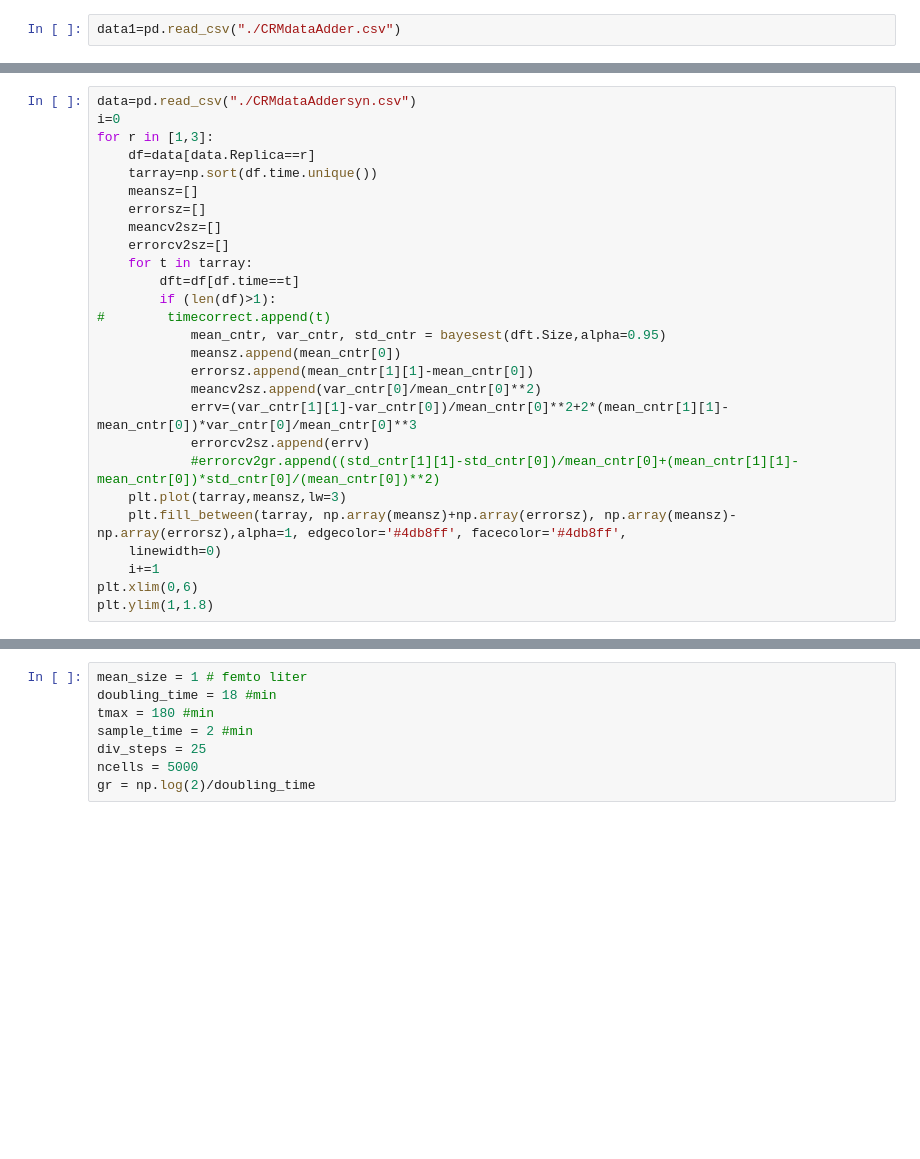
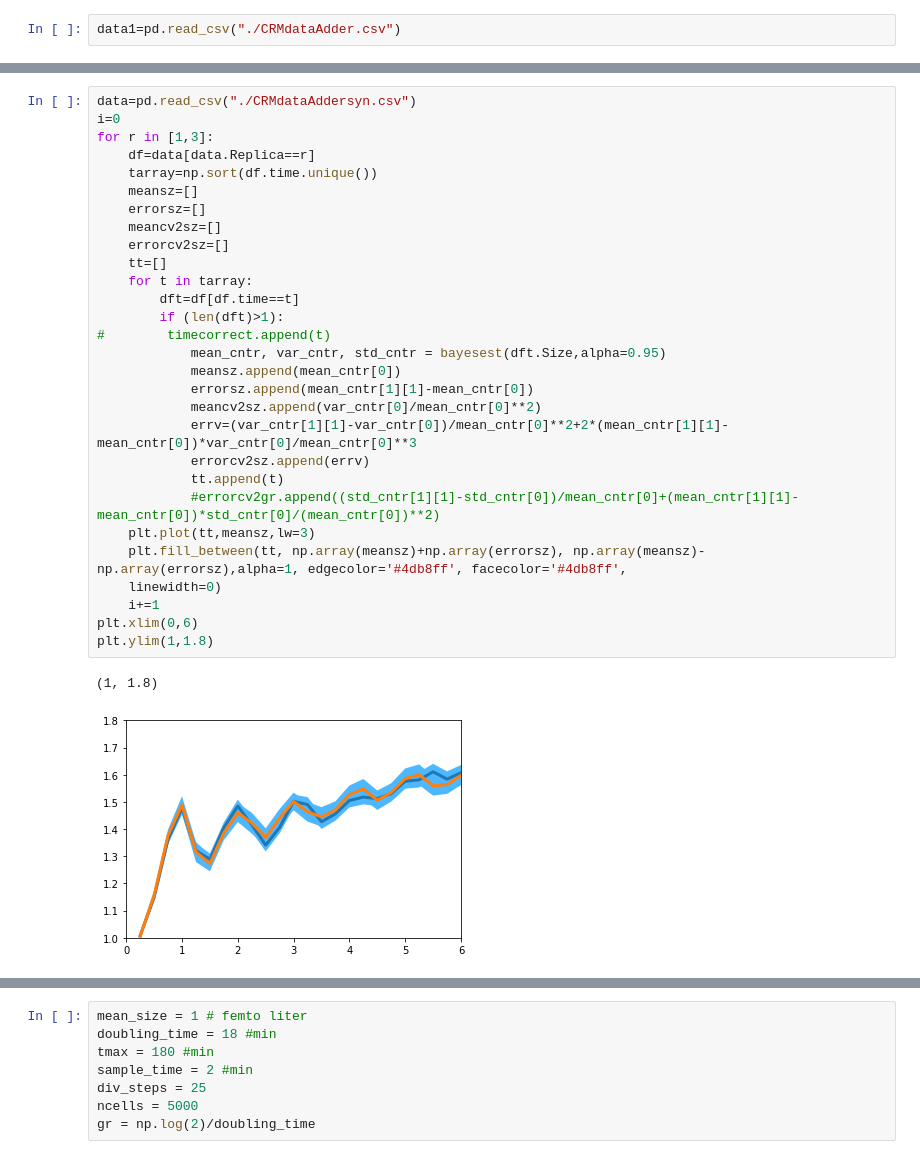
Before and after one commit to SystemsBiologyUniandes/OscillationsData, a Jupyter notebook: oscilationsdata.ipynb, the cells around one changed output, grey strips where cells are left out. Cells and saved outputs as stored; diff of their text form; blank space fills up the shorter version.

```diff
--- a/oscilationsdata.ipynb
+++ b/oscilationsdata.ipynb
@@ -231,30 +253,35 @@ plt.scatter(data[data.Mother==0].time,data[data.Mother==0].Size)
 # %%
 data=pd.read_csv("./CRMdataAddersyn.csv")
 i=0
 for r in [1,3]:
     df=data[data.Replica==r]
     tarray=np.sort(df.time.unique())
     meansz=[]
     errorsz=[]
     meancv2sz=[]
     errorcv2sz=[]
+    tt=[]
     for t in tarray:
         dft=df[df.time==t]
-        if (len(df)>1):
+        if (len(dft)>1):
 #        timecorrect.append(t)
             mean_cntr, var_cntr, std_cntr = bayesest(dft.Size,alpha=0.95)
             meansz.append(mean_cntr[0])
             errorsz.append(mean_cntr[1][1]-mean_cntr[0])
             meancv2sz.append(var_cntr[0]/mean_cntr[0]**2)
             errv=(var_cntr[1][1]-var_cntr[0])/mean_cntr[0]**2+2*(mean_cntr[1][1]-mean_cntr[0])*var_cntr[0]/mean_cntr[0]**3
             errorcv2sz.append(errv)
+            tt.append(t)
             #errorcv2gr.append((std_cntr[1][1]-std_cntr[0])/mean_cntr[0]+(mean_cntr[1][1]-mean_cntr[0])*std_cntr[0]/(mean_cntr[0])**2)
-    plt.plot(tarray,meansz,lw=3)
-    plt.fill_between(tarray, np.array(meansz)+np.array(errorsz), np.array(meansz)-np.array(errorsz),alpha=1, edgecolor='#4db8ff', facecolor='#4db8ff',
+    plt.plot(tt,meansz,lw=3)
+    plt.fill_between(tt, np.array(meansz)+np.array(errorsz), np.array(meansz)-np.array(errorsz),alpha=1, edgecolor='#4db8ff', facecolor='#4db8ff',
     linewidth=0)
     i+=1
 plt.xlim(0,6)
 plt.ylim(1,1.8)
+# %% [output]
+(1, 1.8)
+[figure, added]
 # %%
 data=pd.read_csv("./CRMdataAdder.csv")
 
```
Also changed, not shown: parts of 39 cells of this notebook, 1 other file.
